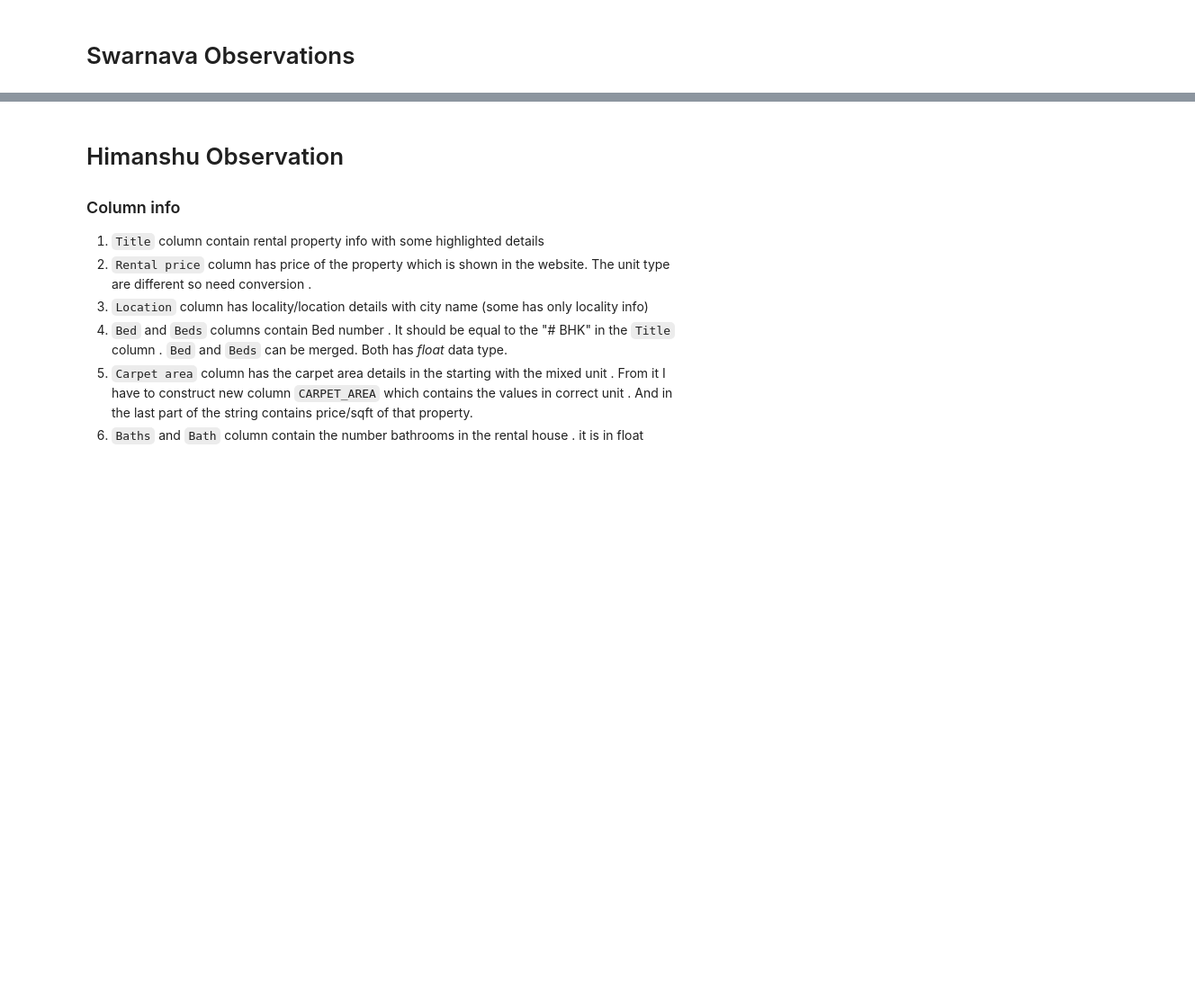
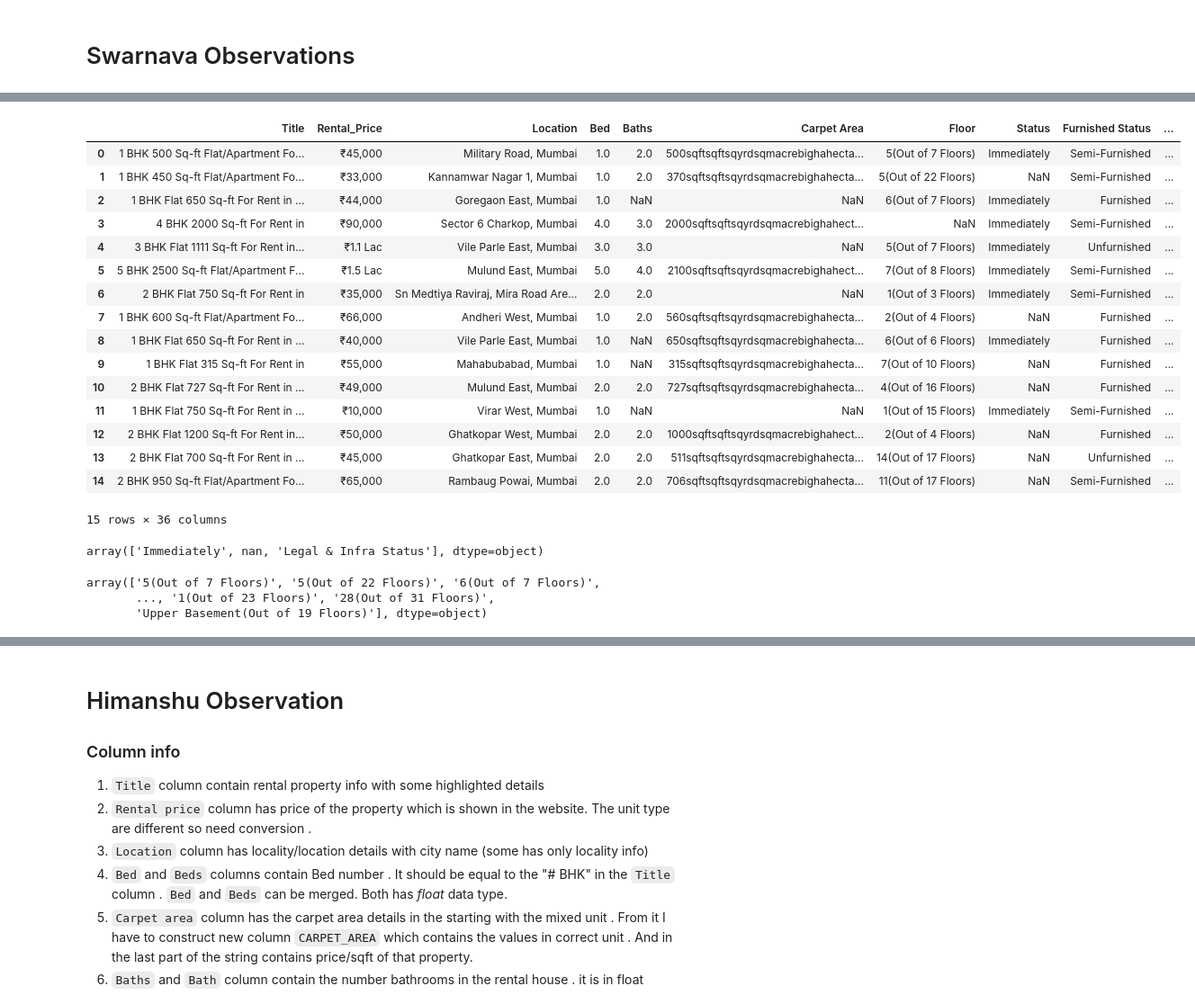
Before and after one commit to Himanshu7d3/House_Rent_Prediction, a Jupyter notebook: New_Data_Cleaning.ipynb, the cells around one changed output, grey strips where cells are left out. Shown at 90% size. Cells and saved outputs as stored; diff of their text form; code cells hidden in the pictures; blank space fills up the shorter version.

Commit message:
Data Cleaning start

```diff
--- a/New_Data_Cleaning.ipynb
+++ b/New_Data_Cleaning.ipynb
@@ -376,0 +498,8 @@ df2.shape
+# %%
+df2['Bed'] = df2['Bed'].fillna(df2['Beds'])
+
+# Check how many are STILL missing after all our hard work
+final_missing = df2['Bed'].isnull().sum()/len(df2) * 100
+print(f"Final missing percentage in 'Bed': {final_missing}")
+
+df2.drop(columns=['Beds'], inplace=True)
@@ -376,0 +508,3 @@ df2.shape
+# %%
+# Strip any non-numeric characters just in case, then convert to numeric
+df2['Bed'] = pd.to_numeric(df2['Bed'].astype(str).str.extract('(\d+)')[0], errors='coerce')
@@ -376,0 +529,18 @@ df2.shape
+# %%
+# Identify the 289 rows
+missing_baths_idx = df2[df2['Bath'].isnull() & df2['Baths'].isnull()].index
+
+# Extract digit from Configuration (e.g., "3 BHK, 2 Bath")
+ext_bath_config = df2.loc[missing_baths_idx, 'Configuration'].str.extract('(\d+)\s*(?:Bath|Bathroom|Washroom|Toilet)', expand=False)
+
+# Extract digit from Amenities (sometimes listed as '2 Bathrooms' in a list)
+ext_bath_amenities = df2.loc[missing_baths_idx, 'Amenities'].str.extract('(\d+)\s*(?:Bath|Bathroom|Washroom|Toilet)', expand=False)
+
+# Fill 'Bath' with the rescued data
+df2.loc[missing_baths_idx, 'Bath'] = ext_bath_config.fillna(ext_bath_amenities)
+# %%
+df2['Bath'] = df2['Bath'].fillna(df2['Baths'])
+
+# Check how many are STILL missing after all our hard work
+final_missing = df2['Bath'].isnull().sum()/len(df2) * 100
+print(f"Final missing percentage in 'Bath': {final_missing}")
@@ -376,0 +566,32 @@ df2.shape
+# %%
+df2.head(15)
+# %% [output]
+|  | Title | Rental_Price | Location | Bed | Baths | Carpet Area | Floor | Status | Furnished Status | ... |
+| 0 | 1 BHK 500 Sq-ft Flat/Apartment Fo... | ₹45,000 | Military Road, Mumbai | 1.0 | 2.0 | 500sqftsqftsqyrdsqmacrebighahecta... | 5(Out of 7 Floors) | Immediately | Semi-Furnished | ... |
+| 1 | 1 BHK 450 Sq-ft Flat/Apartment Fo... | ₹33,000 | Kannamwar Nagar 1, Mumbai | 1.0 | 2.0 | 370sqftsqftsqyrdsqmacrebighahecta... | 5(Out of 22 Floors) | NaN | Semi-Furnished | ... |
+| 2 | 1 BHK Flat 650 Sq-ft For Rent in ... | ₹44,000 | Goregaon East, Mumbai | 1.0 | NaN | NaN | 6(Out of 7 Floors) | Immediately | Furnished | ... |
+| 3 | 4 BHK 2000 Sq-ft For Rent in | ₹90,000 | Sector 6 Charkop, Mumbai | 4.0 | 3.0 | 2000sqftsqftsqyrdsqmacrebighahect... | NaN | Immediately | Semi-Furnished | ... |
+| 4 | 3 BHK Flat 1111 Sq-ft For Rent in... | ₹1.1 Lac | Vile Parle East, Mumbai | 3.0 | 3.0 | NaN | 5(Out of 7 Floors) | Immediately | Unfurnished | ... |
+| 5 | 5 BHK 2500 Sq-ft Flat/Apartment F... | ₹1.5 Lac | Mulund East, Mumbai | 5.0 | 4.0 | 2100sqftsqftsqyrdsqmacrebighahect... | 7(Out of 8 Floors) | Immediately | Semi-Furnished | ... |
+| 6 | 2 BHK Flat 750 Sq-ft For Rent in | ₹35,000 | Sn Medtiya Raviraj, Mira Road Are... | 2.0 | 2.0 | NaN | 1(Out of 3 Floors) | Immediately | Semi-Furnished | ... |
+| 7 | 1 BHK 600 Sq-ft Flat/Apartment Fo... | ₹66,000 | Andheri West, Mumbai | 1.0 | 2.0 | 560sqftsqftsqyrdsqmacrebighahecta... | 2(Out of 4 Floors) | NaN | Furnished | ... |
+| 8 | 1 BHK Flat 650 Sq-ft For Rent in ... | ₹40,000 | Vile Parle East, Mumbai | 1.0 | NaN | 650sqftsqftsqyrdsqmacrebighahecta... | 6(Out of 6 Floors) | Immediately | Furnished | ... |
+| 9 | 1 BHK Flat 315 Sq-ft For Rent in | ₹55,000 | Mahabubabad, Mumbai | 1.0 | NaN | 315sqftsqftsqyrdsqmacrebighahecta... | 7(Out of 10 Floors) | NaN | Furnished | ... |
+| 10 | 2 BHK Flat 727 Sq-ft For Rent in ... | ₹49,000 | Mulund East, Mumbai | 2.0 | 2.0 | 727sqftsqftsqyrdsqmacrebighahecta... | 4(Out of 16 Floors) | NaN | Furnished | ... |
+| 11 | 1 BHK Flat 750 Sq-ft For Rent in ... | ₹10,000 | Virar West, Mumbai | 1.0 | NaN | NaN | 1(Out of 15 Floors) | Immediately | Semi-Furnished | ... |
+| 12 | 2 BHK Flat 1200 Sq-ft For Rent in... | ₹50,000 | Ghatkopar West, Mumbai | 2.0 | 2.0 | 1000sqftsqftsqyrdsqmacrebighahect... | 2(Out of 4 Floors) | NaN | Furnished | ... |
+| 13 | 2 BHK Flat 700 Sq-ft For Rent in ... | ₹45,000 | Ghatkopar East, Mumbai | 2.0 | 2.0 | 511sqftsqftsqyrdsqmacrebighahecta... | 14(Out of 17 Floors) | NaN | Unfurnished | ... |
+| 14 | 2 BHK 950 Sq-ft Flat/Apartment Fo... | ₹65,000 | Rambaug Powai, Mumbai | 2.0 | 2.0 | 706sqftsqftsqyrdsqmacrebighahecta... | 11(Out of 17 Floors) | NaN | Semi-Furnished | ... |
+15 rows × 36 columns
+# %%
+#Details regarding status
+df2["Status"].unique()
+# %% [output]
+array(['Immediately', nan, 'Legal & Infra Status'], dtype=object)
+# %%
+#Details regarding Floor
+df2["Floor"].unique()
+# %% [output]
+array(['5(Out of 7 Floors)', '5(Out of 22 Floors)', '6(Out of 7 Floors)',
+       ..., '1(Out of 23 Floors)', '28(Out of 31 Floors)',
+       'Upper Basement(Out of 19 Floors)'], dtype=object)
```
Also changed, not shown: parts of 38 cells of this notebook.
